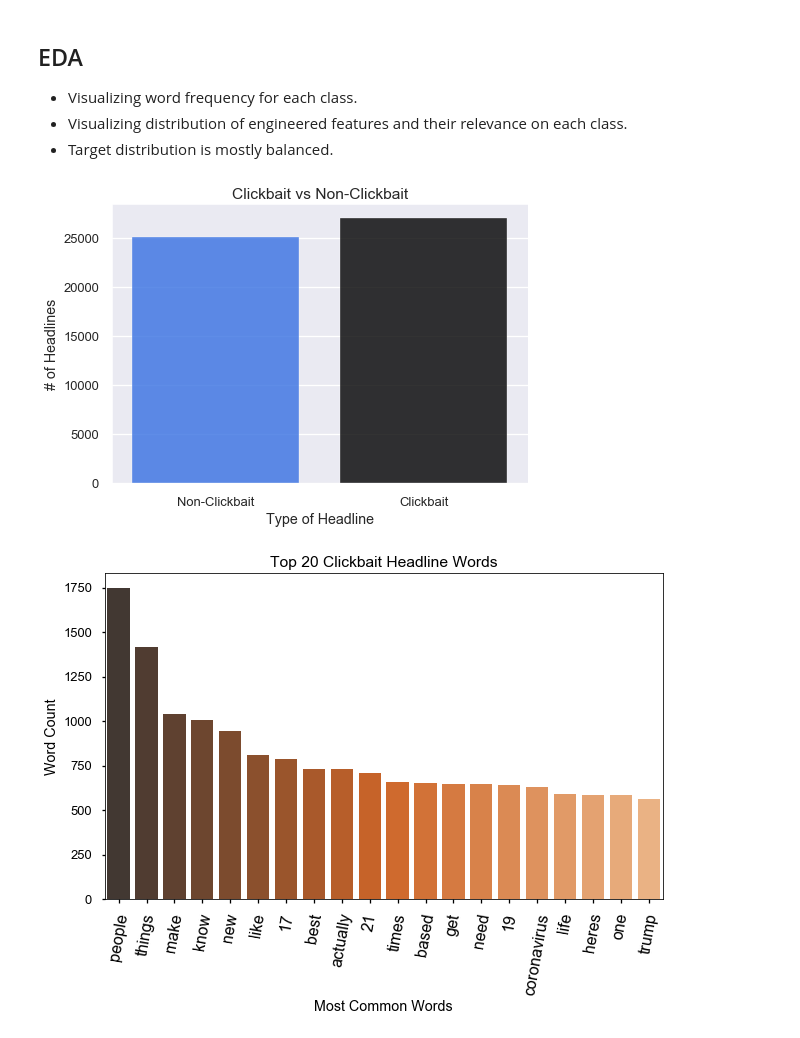
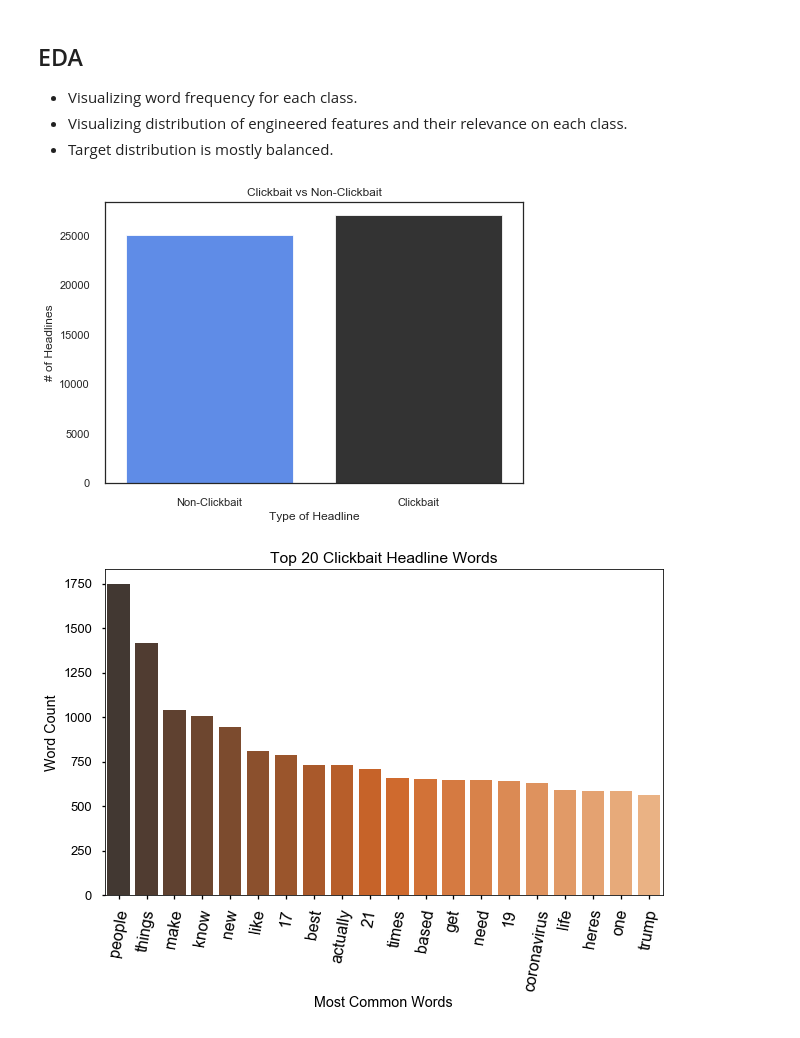
Before and after one commit to AlisonSalerno/clickbait_detector, a Jupyter notebook: final_mvp.ipynb, the cells around one changed output. Cells and saved outputs as stored; diff of their text form; code cells hidden in the pictures.

```diff
--- a/final_mvp.ipynb
+++ b/final_mvp.ipynb
@@ -87,18 +87,18 @@ df = pd.read_csv('with_engineeredfeat_data.csv',index_col=0)
 # %%
 #class variable countplot
 #visualizing class frequency of dataset
-sns.set_style('darkgrid')
+sns.set_style('white')
 plt.figure(figsize=(7,5))
 fig1=sns.countplot(df['class'], alpha =.80, palette= ['#1a66ff','black'])
 plt.title('Clickbait vs Non-Clickbait')
 plt.ylabel('# of Headlines')
 plt.xlabel('Type of Headline')
 fig1.set(xticklabels=['Non-Clickbait','Clickbait'])
 plt.tight_layout()
-plt.savefig('class_dist')
+#plt.savefig('class_dist')
 plt.show()
 # %% [output]
-[figure, old version]
+[figure, new version]
 # %%
 #cleaning data to remove stopwords & tokenize text for EDA
 
```
Also changed, not shown: parts of 2 cells of this notebook, 1 other file.
